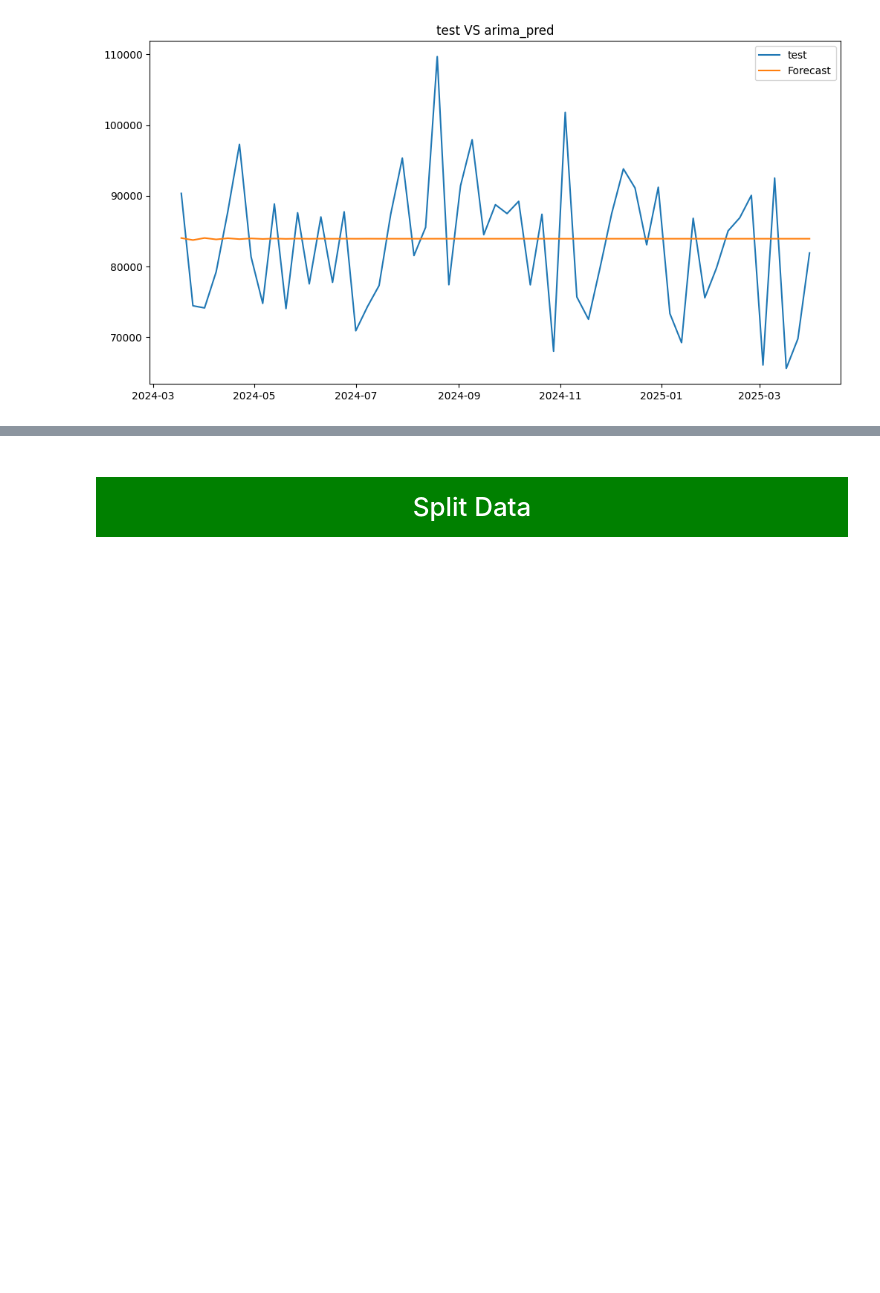
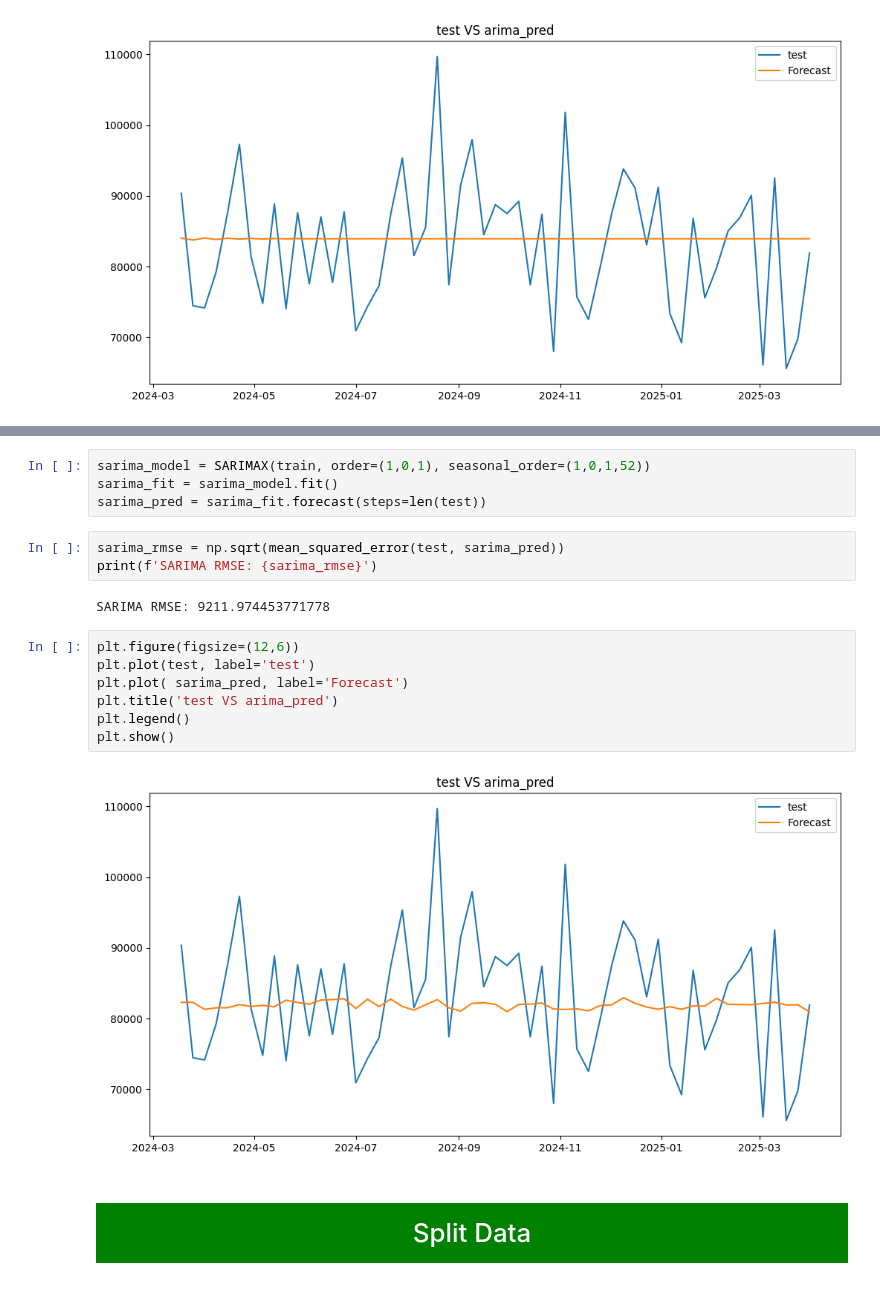
Before and after one commit to Islam-Ragab8/ML-, a Jupyter notebook: supplement-sales-data.ipynb, the cells around one changed output, grey strips where cells are left out. Drawn from its saved outputs; the diff is of its cells as text; blank space fills up the shorter version.

```diff
--- a/supplement-sales-data.ipynb
+++ b/supplement-sales-data.ipynb
@@ -359,3 +399,21 @@ plt.show()
+# %%
+sarima_model = SARIMAX(train, order=(1,0,1), seasonal_order=(1,0,1,52))
+sarima_fit = sarima_model.fit()
+sarima_pred = sarima_fit.forecast(steps=len(test))
+# %%
+sarima_rmse = np.sqrt(mean_squared_error(test, sarima_pred))
+print(f'SARIMA RMSE: {sarima_rmse}')
+# %% [output]
+SARIMA RMSE: 9211.974453771778
+# %%
+plt.figure(figsize=(12,6))
+plt.plot(test, label='test')
+plt.plot( sarima_pred, label='Forecast')
+plt.title('test VS arima_pred')
+plt.legend()
+plt.show()
+# %% [output]
+[figure, added]
 # %% [markdown]
 # <p style="padding:10px;background-color: green ;margin:0;color:white;font-family:newtimeroman;font-size:100%;text-align:center;border-radius: 15px 50px;overflow:hidden;font-weight:500">Split Data</p>
 # %%
```
Also changed, not shown: parts of 8 cells of this notebook.
